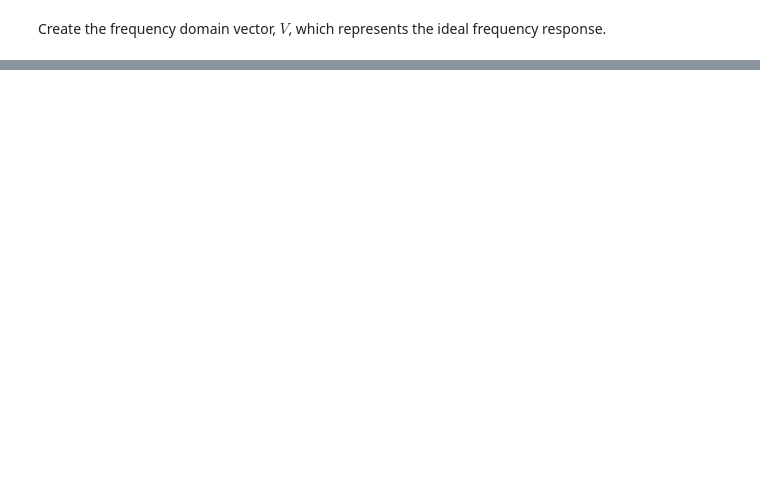
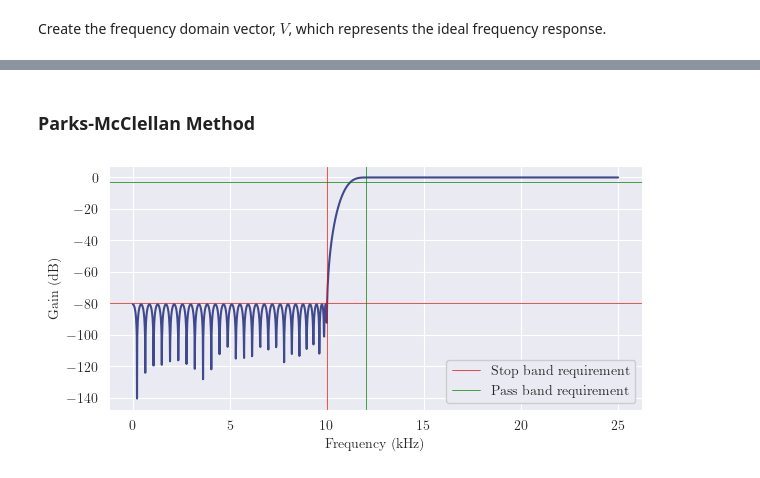
Before and after one commit to deren-teo/elec4620, a Jupyter notebook: a2/src/q4_kaiser_filter.ipynb, the cells around one changed output, grey strips where cells are left out. Cells and saved outputs as stored; diff of their text form; code cells hidden in the pictures; blank space fills up the shorter version.

```diff
--- a/a2/src/q4_kaiser_filter.ipynb
+++ b/a2/src/q4_kaiser_filter.ipynb
@@ -127,0 +131,13 @@ fig.savefig(fname, **SAVEFIG_CONFIG)
+# %% [markdown]
+### Parks-McClellan Method
+# %%
+# Optimal filter design using Parks-McClellan method (Remez exchange algorithm)
+import scipy.signal as signal
+
+numtaps = 119
+edges = [0, F_STOP, F_PASS, 0.5 * F_SAMP]
+taps = signal.remez(numtaps, edges, [0, 1], fs=F_SAMP)
+w, h = signal.freqz(taps, [1], worN=2000, fs=F_SAMP)
+plot_freqz(w, h, fname="q4_optimal_freqz.png", save=True)
+# %% [output]
+[figure, added]
```
Also changed, not shown: parts of 11 cells of this notebook, 5 other files.
